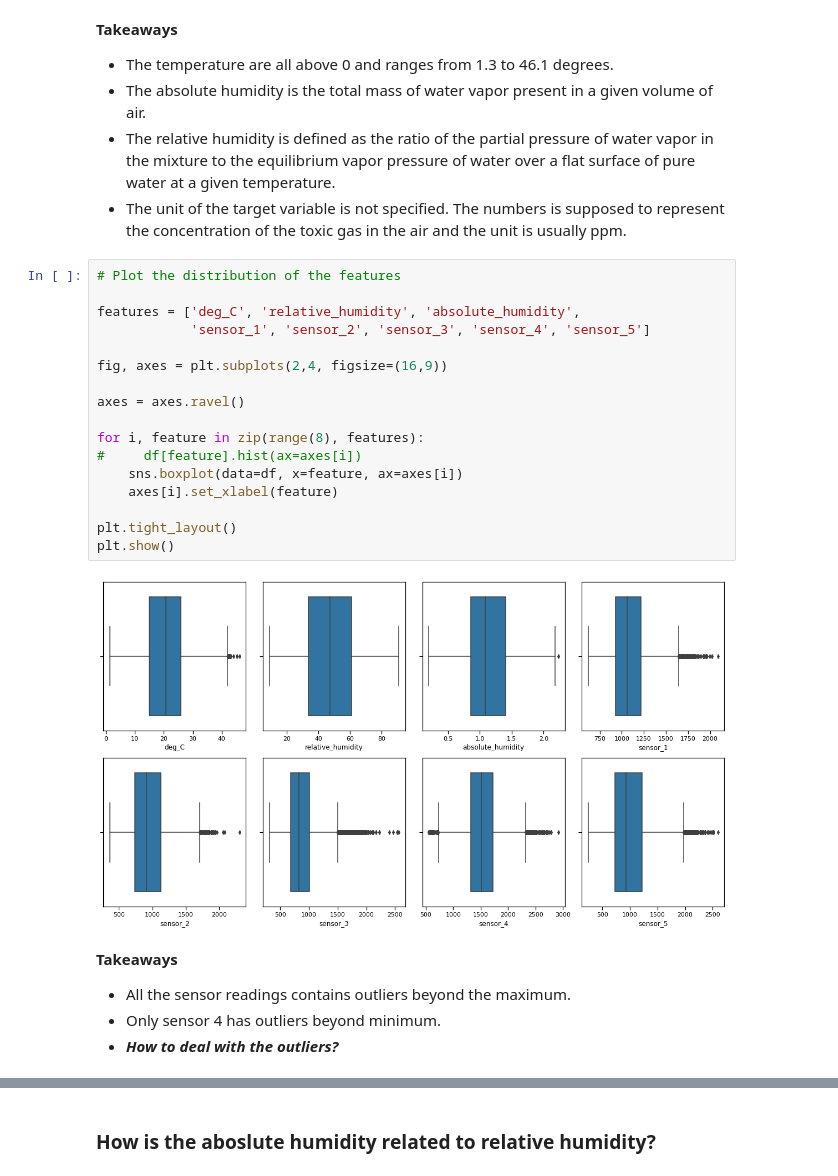
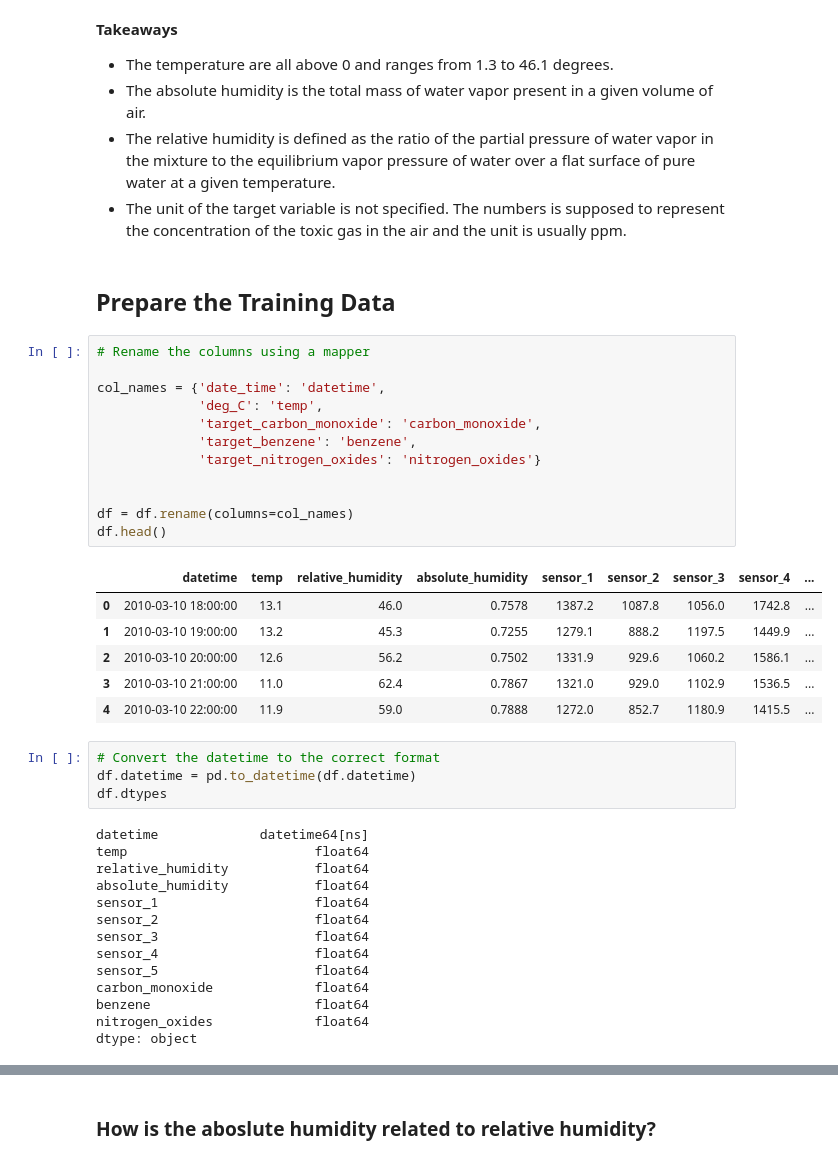
Before and after one commit to Yongliang-Shi/predicting-air-pollution, a Jupyter notebook: MVP.ipynb, the cells around one changed output, grey strips where cells are left out. Cells and saved outputs as stored; diff of their text form.

```diff
--- a/MVP.ipynb
+++ b/MVP.ipynb
@@ -128,27 +124,42 @@ df.describe()
 - The absolute humidity is the total mass of water vapor present in a given volume of air.
 - The relative humidity is defined as the ratio of the partial pressure of water vapor in the mixture to the equilibrium vapor pressure of water over a flat surface of pure water at a given temperature.
 - The unit of the target variable is not specified. The numbers is supposed to represent the concentration of the toxic gas in the air and the unit is usually ppm.
-# %%
-# Plot the distribution of the features
-
-features = ['deg_C', 'relative_humidity', 'absolute_humidity',
-            'sensor_1', 'sensor_2', 'sensor_3', 'sensor_4', 'sensor_5']
-
-fig, axes = plt.subplots(2,4, figsize=(16,9))
-
-axes = axes.ravel()
-
-for i, feature in zip(range(8), features):
-#     df[feature].hist(ax=axes[i])
-    sns.boxplot(data=df, x=feature, ax=axes[i])
-    axes[i].set_xlabel(feature)
-
-plt.tight_layout()
-plt.show()
-# %% [output]
-[figure, removed]
-# %% [markdown]
-**Takeaways**
-- All the sensor readings contains outliers beyond the maximum.
-- Only sensor 4 has outliers beyond minimum.
-- **<i>How to deal with the outliers?</i>**
+# %% [markdown]
+## Prepare the Training Data
+# %%
+# Rename the columns using a mapper
+
+col_names = {'date_time': 'datetime',
+             'deg_C': 'temp',
+             'target_carbon_monoxide': 'carbon_monoxide',
+             'target_benzene': 'benzene',
+             'target_nitrogen_oxides': 'nitrogen_oxides'}
+
+
+df = df.rename(columns=col_names)
+df.head()
+# %% [output]
+|  | datetime | temp | relative_humidity | absolute_humidity | sensor_1 | sensor_2 | sensor_3 | sensor_4 | ... |
+| 0 | 2010-03-10 18:00:00 | 13.1 | 46.0 | 0.7578 | 1387.2 | 1087.8 | 1056.0 | 1742.8 | ... |
+| 1 | 2010-03-10 19:00:00 | 13.2 | 45.3 | 0.7255 | 1279.1 | 888.2 | 1197.5 | 1449.9 | ... |
+| 2 | 2010-03-10 20:00:00 | 12.6 | 56.2 | 0.7502 | 1331.9 | 929.6 | 1060.2 | 1586.1 | ... |
+| 3 | 2010-03-10 21:00:00 | 11.0 | 62.4 | 0.7867 | 1321.0 | 929.0 | 1102.9 | 1536.5 | ... |
+| 4 | 2010-03-10 22:00:00 | 11.9 | 59.0 | 0.7888 | 1272.0 | 852.7 | 1180.9 | 1415.5 | ... |
+# %%
+# Convert the datetime to the correct format
+df.datetime = pd.to_datetime(df.datetime)
+df.dtypes
+# %% [output]
+datetime             datetime64[ns]
+temp                        float64
+relative_humidity           float64
+absolute_humidity           float64
+sensor_1                    float64
+sensor_2                    float64
+sensor_3                    float64
+sensor_4                    float64
+sensor_5                    float64
+carbon_monoxide             float64
+benzene                     float64
+nitrogen_oxides             float64
+dtype: object
```
Also changed, not shown: parts of 14 cells of this notebook.
